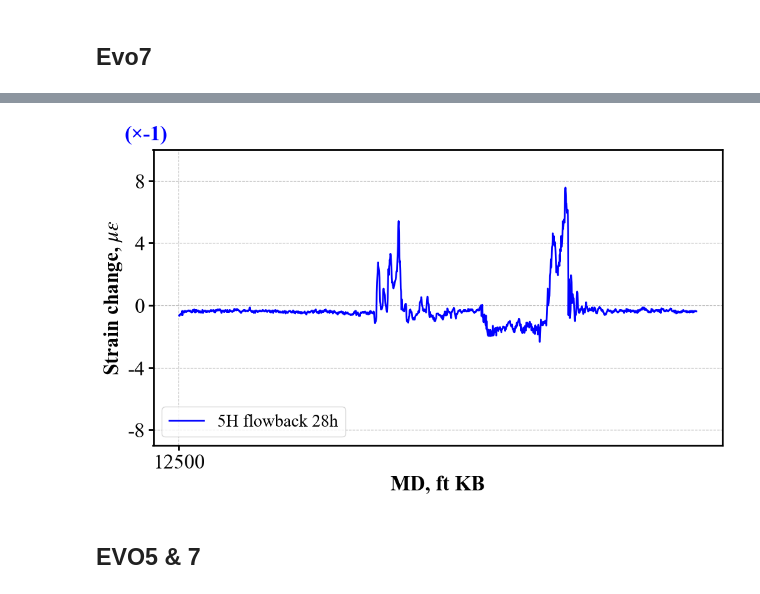
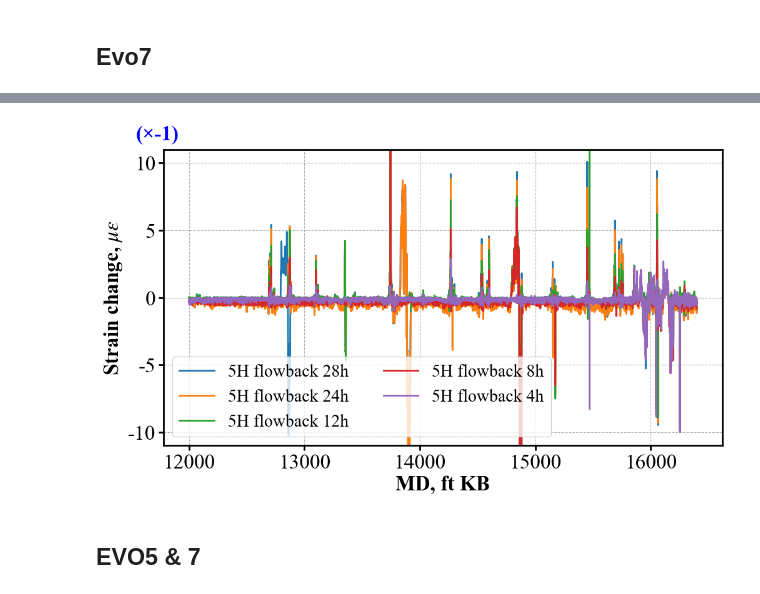
Before and after one commit to felix-mao-1516/plot-for-research-, a Jupyter notebook: 2D_plot_and_slippage_clbrt.ipynb, the cells around one changed output, grey strips where cells are left out. Saved outputs shown, nothing was run; the diff lists cells and outputs as text; code cells hidden in the pictures.

```diff
--- a/2D_plot_and_slippage_clbrt.ipynb
+++ b/2D_plot_and_slippage_clbrt.ipynb
@@ -243,17 +458,20 @@ from plot_style import make_standard_figure, decode_stamps_to_datetimeindex
 # =======================
 # 1. 读取 HDF5 数据
 # =======================
-# f1 = h5py.File(
-#     r'C:/Users/fengxiang.mao/Desktop/Devon data/HFTS-1_Devon/Evo_5_6_7_Sep_2025/Evo 7 (flowback)/Zgabay A14H - flowback - strain change.h5',
-#     'r'
-# )
 f1 = h5py.File(
-    r'C:/Users/fengxiang.mao/Desktop/Devon data/HFTS-1_Devon/Evo_5_6_7_Sep_2025/Evo 7 (flowback)/corrected_Evo7.h5',
+    r'C:/Users/fengxiang.mao/Desktop/Devon data/HFTS-1_Devon/Evo_5_6_7_Sep_2025/Evo 7 (flowback)/Zgabay A14H - flowback - strain change.h5',
     'r'
 )
 
+# f1 = h5py.File(
+#     r'C:/Users/fengxiang.mao/Desktop/Devon data/HFTS-1_Devon/Evo_5_6_7_Sep_2025/Evo 7 (flowback)/corrected_Evo7.h5',
+#     'r'
+# )
 
-dstrain = f1['strain_corrected'][...]    # shape: (ntime, ndepth)  时间在前，深度在后
+dstrain = f1['data'][...]    # shape: (ntime, ndepth)  时间在前，深度在后
+# dstrain = f1['strain_corrected'][...]    # shape: (ntime, ndepth)  时间在前，深度在后
+
+
 depth   = f1['depth'][...]   # shape: (ndepth,)
 stamps  = f1['stamps']       # 原始时间字符串
 
@@ -270,8 +488,8 @@ stamps_idx = decode_stamps_to_datetimeindex(
 # =======================
 depth = np.asarray(depth)
 
-depth_min = 12500
-depth_max = 13000
+depth_min = 12000
+depth_max = 16400
 
 depth_mask   = (depth >= depth_min) & (depth <= depth_max)
 depth_window = depth[depth_mask]
@@ -293,7 +511,7 @@ depth_window = depth[depth_mask]
 
 # 生成 起始点 + 每隔若干小时 的时间点
 start_time = datetime.datetime(2022, 6, 2, 8, 0)
-test_time = [start_time + datetime.timedelta(hours=h) for h in [0, 2, 4, 8, 16, 28]]   #[0, 2, 4, 8, 16, 28]
+test_time = [start_time + datetime.timedelta(hours=h) for h in [0, 4, 8, 12, 24, 28]]   #[0, 2, 4, 8, 16, 28]
 
 
 
@@ -382,30 +600,29 @@ output5 = -1*(profiles["P6"] - profiles["P1"])
 
 outputs = {
     "5H flowback 28h": output5,
-    # "5H flowback 16h": output4,
-    # "5H flowback 8h": output3,
-    # "5H flowback 4h": output2,
-    # "5H flowback 2h": output1,
+    "5H flowback 24h": output4,
+    "5H flowback 12h": output3,
+    "5H flowback 8h": output2,
+    "5H flowback 4h": output1,
 }
 
 # outputs = {
-#     "Interval 1": output1,
-#     "Interval 2": output2,
-#     "Interval 3": output3,
-#     "Interval 4": output4,
-#     "Interval 5": output5,
-#     "Interval 6": output6,
-#     "Interval 7": output7,
-#     "Interval 8": output8,
+    # "Interval 1": output1,
+    # "Interval 2": output2,
+    # "Interval 3": output3,
+    # "Interval 4": output4,
+    # "Interval 5": output5,
+    # "Interval 6": output6,
+    # "Interval 7": output7,
+    # "Interval 8": output8,
 # }
 
 styles = {
-#     "Interval 3": {"linestyle": "-", "alpha": 0.7, "linewidth": 2, "color": "#FF0000"},
+    # "Interval 3": {"linestyle": "-", "alpha": 0.7, "linewidth": 2, "color": "#FF0000"},
 #     # 你想改别的也可继续加：
-#     # "Interval 1": {"linestyle": "-", "alpha": 1.0, "linewidth": 2.0},
-#     "Interval 2": {"linestyle": "-", "alpha": 1, "linewidth": 2, "color": "blue"},
-#     "Interval 1": {"linestyle": "-", "alpha": 1, "linewidth": 2, "color": "green"},
-"5H flowback 28h": {"linestyle": "-", "alpha": 1, "linewidth": 2, "color": "#0000FF"},
+    # "Interval 2": {"linestyle": "-", "alpha": 1.0, "linewidth": 2.0, "color": "blue"},
+    # "Interval 1": {"linestyle": "-", "alpha": 1.0, "linewidth": 2.0, "color": "green"},
+# "5H flowback 28h": {"linestyle": "-", "alpha": 1, "linewidth": 2, "color": "#0000FF"},
 }
 default_style = {"linewidth": 2.0, "alpha": 1.0}
 
@@ -428,19 +645,19 @@ for name, arr in outputs.items():
     style = default_style.copy()
     style.update(styles.get(name, {}))   # Interval 3 会覆盖默认值
 
-    ax.plot(depth_window, arr, label=name, **style)
+    ax.plot(depth_window, arr, label=name, **default_style) #input: default_style  or  style
 
 
 ax.set_xlabel("MD, ft KB")
 ax.set_ylabel(r"Strain change, $\mu\varepsilon$")
 # ax.set_title("Custom outputs vs. depth (based on P1–P9 profiles)")
 
-ax.set_ylim(-9, 10)
+ax.set_ylim(-11, 11)
 
-ax.set_yticks(np.arange(-8, 10.1, 4))
+ax.set_yticks(np.arange(-10, 10.1, 5))
 
 ax.grid(True, linestyle='--')
-ax.legend(loc="lower left", ncol=1)
+ax.legend(loc="lower left", ncol=2)
 ax.set_xticks(np.arange(depth_min, depth_max + 1, 1000))
 # invert y axis
 # ax.invert_yaxis()
@@ -465,5 +682,5 @@ P5: target = 2022-06-03 00:00:00, matched = 2022-06-03 00:01:02.633390 (index=93
 P6: target = 2022-06-03 12:00:00, matched = 2022-06-03 11:59:53.654046 (index=1218)
-[figure, old version]
+[figure, new version]
 # %% [markdown]
 ## EVO5 & 7
 # %%
```
Also changed, not shown: parts of 6 cells of this notebook, 8 other files.
